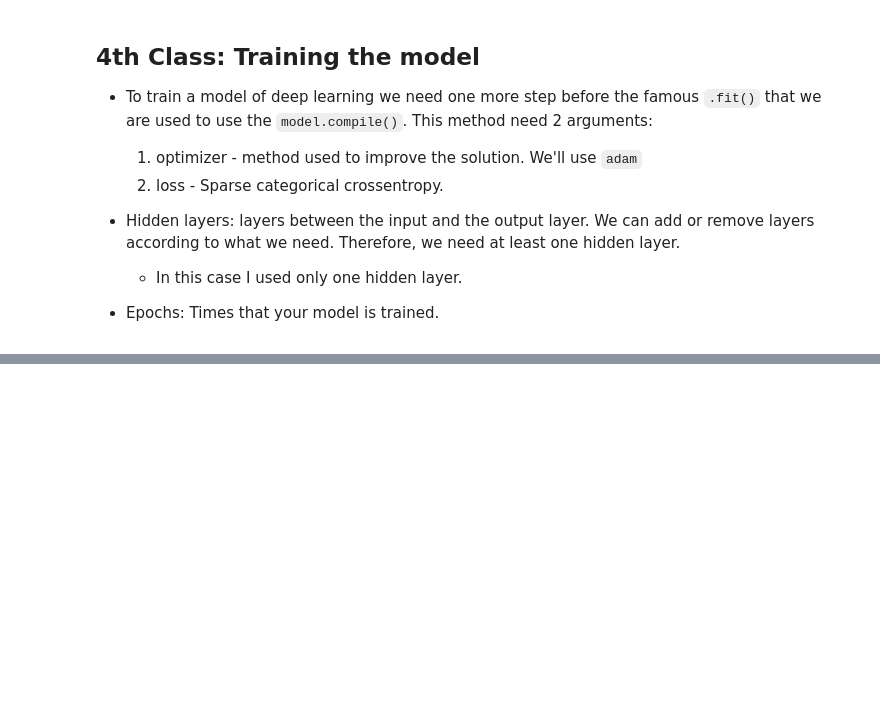
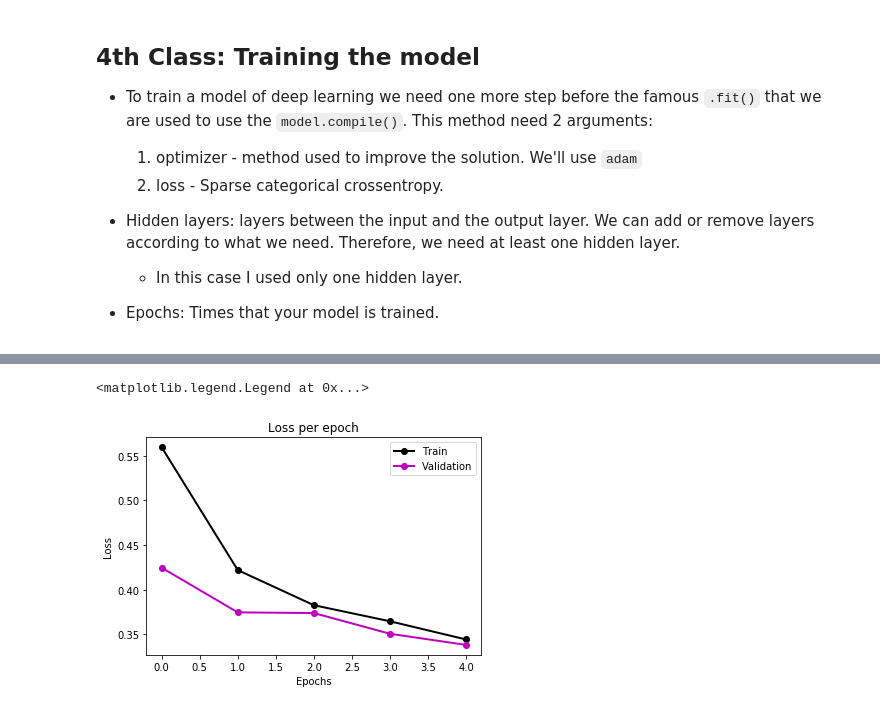
Before and after one commit to BrunaMS/machine_learning_course, a Jupyter notebook: 4_deep_learning_part_1/clothes_classifier.ipynb, the cells around one changed output, grey strips where cells are left out. Drawn from its saved outputs; the diff is of its cells as text; code cells hidden in the pictures; blank space fills up the shorter version.

```diff
--- a/4_deep_learning_part_1/clothes_classifier.ipynb
+++ b/4_deep_learning_part_1/clothes_classifier.ipynb
@@ -176,0 +202,12 @@ ID   Result ------- Answer
+# %%
+
+plt.figure()
+plt.plot(historic.history['loss'], 'ok-', linewidth=2)
+plt.plot(historic.history['val_loss'], 'om-', linewidth=2)
+plt.title('Loss per epoch')
+plt.xlabel('Epochs')
+plt.ylabel('Loss')
+plt.legend(['Train', 'Validation'])
+# %% [output]
+<matplotlib.legend.Legend at 0x...>
+[figure, added]
```
Also changed, not shown: parts of 9 cells of this notebook, 1 other file.
